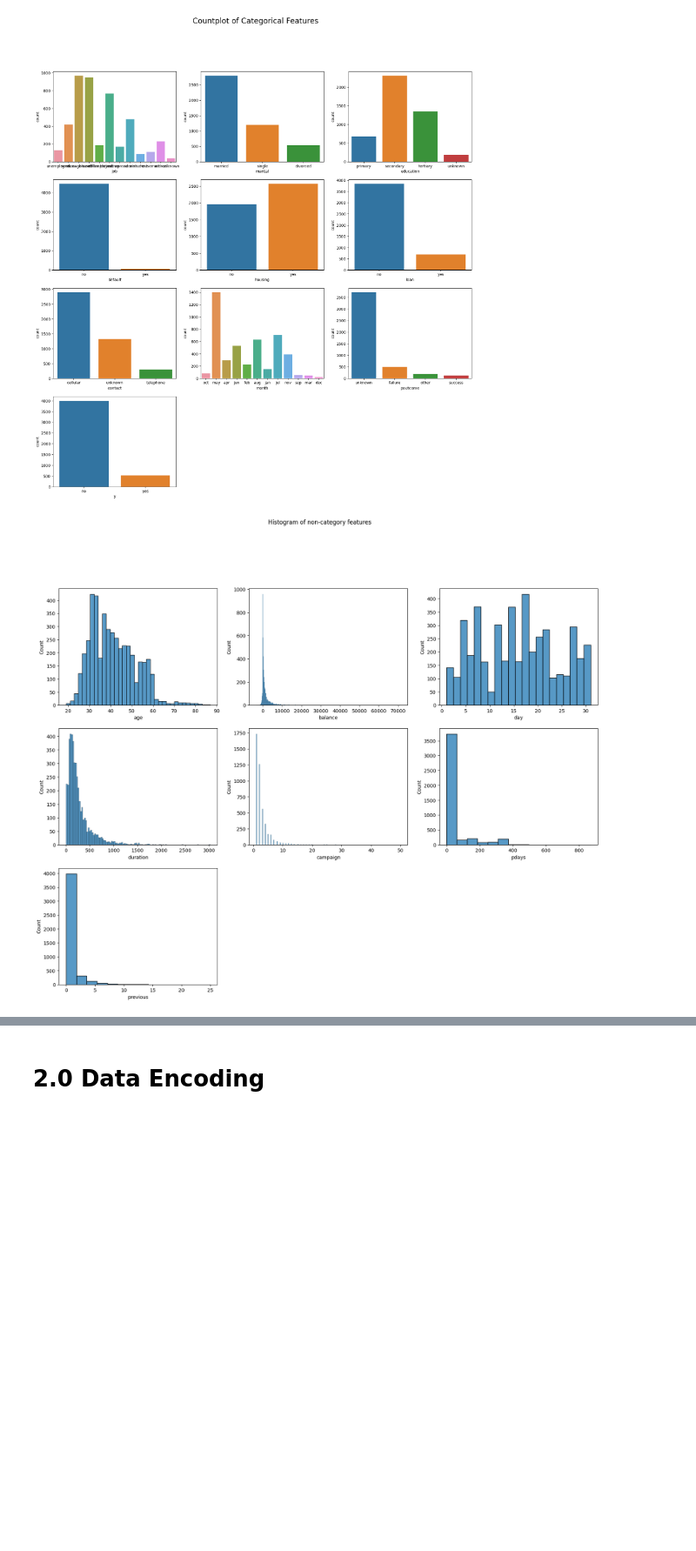
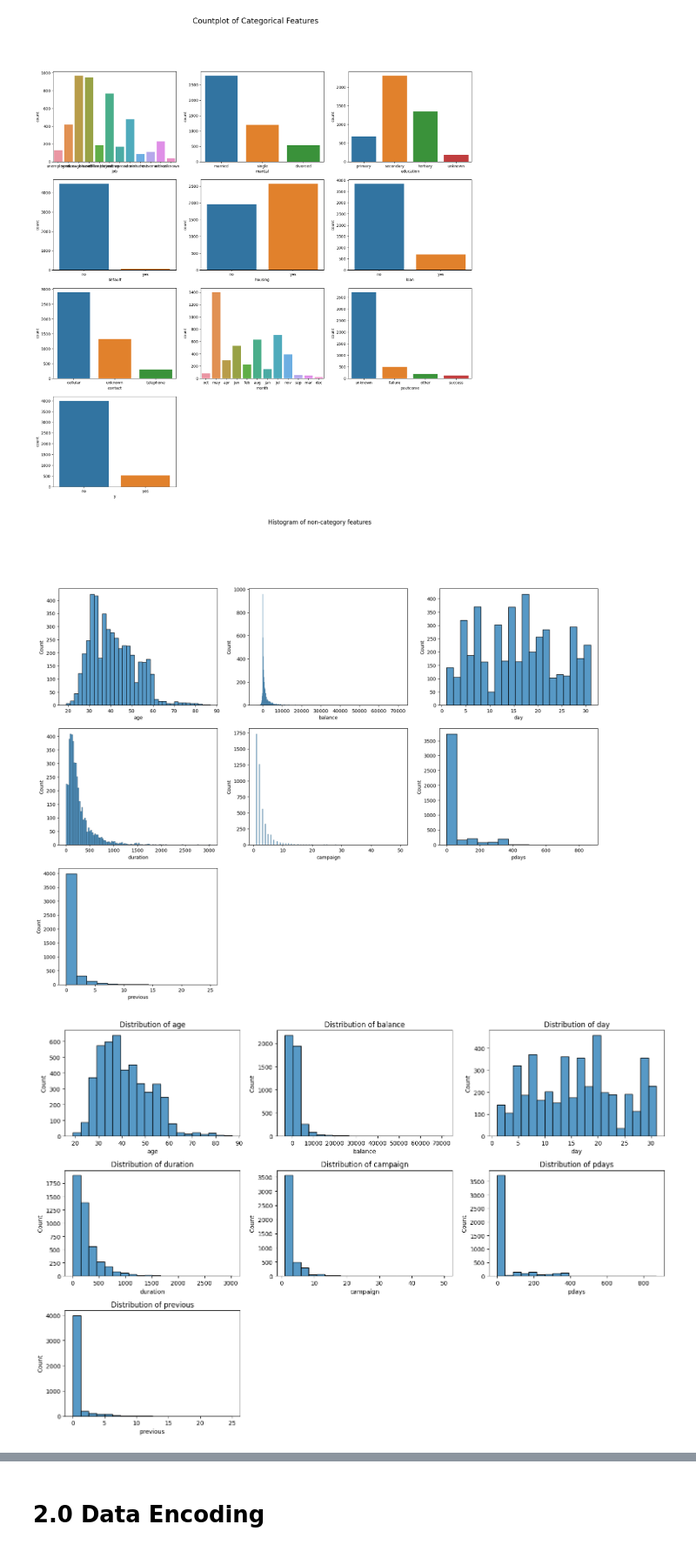
Before and after one commit to GichuriNdungu/alu-machine_learning, a Jupyter notebook: supervised_learning/afri_score/notebook.ipynb, the cells around one changed output, grey strips where cells are left out. Shown at 87% size. Cells and saved outputs as stored; diff of their text form; code cells hidden in the pictures; blank space fills up the shorter version.

```diff
--- a/supervised_learning/afri_score/notebook.ipynb
+++ b/supervised_learning/afri_score/notebook.ipynb
@@ -39,6 +39,9 @@ None
 # check for missing values
 print(data.isna().sum())
 print(data.dtypes)
+# Drop columns with too many missing values
+missing_threshold = 0.5
+data = data.loc[:, data.isna().mean() < missing_threshold]
 # %% [output]
 age          0
 job          0
@@ -92,18 +95,27 @@ plt.show()
 # %%
 # plot the non-category features
 non_category_features = ['age', 'balance', 'day', 'duration', 'campaign', 'pdays', 'previous']
 # create subplots to allow printing of all the countplots in one figure
 fig, axes = plt.subplots(4, 3, figsize=(20, 20))
 
 # loop through the category features and plot the countplot
 for category in non_category_features:
     sns.histplot(x=category, data=data, ax=axes[non_category_features.index(category) // 3, non_category_features.index(category) % 3])
 for i in range(len(non_category_features), len(axes.flat)):
     fig.delaxes(axes.flatten()[i])
 plt.suptitle('Histogram of non-category features')
 plt.show()
+
+plt.figure(figsize=(15, 10))
+for i, feature in enumerate(non_category_features, 1):
+    plt.subplot(3, 3, i)
+    sns.histplot(data[feature], bins=20)
+    plt.title(f'Distribution of {feature}')
+plt.tight_layout()
+plt.show()
 # %% [output]
 [figure]
+[figure, added]
 # %%
 # get the current distribution of the target variable (y)
 sns.countplot(x='y', data=data)
```
Also changed, not shown: parts of 2 cells of this notebook, 6 other files.
